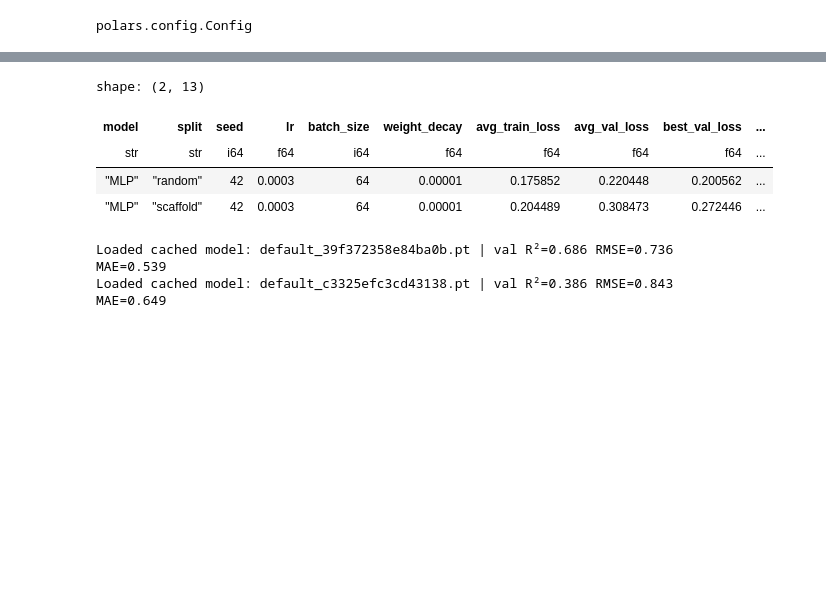
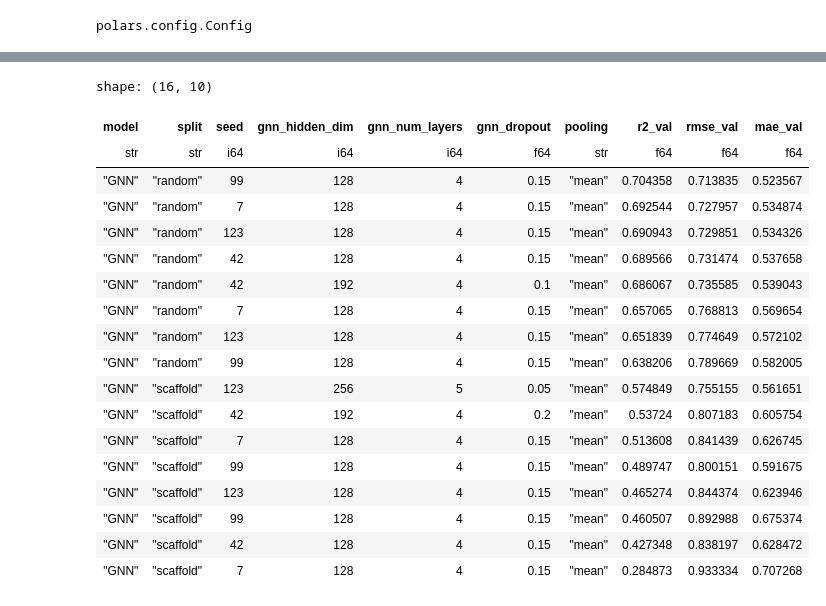
Before and after one commit to Sharens/ml_chembl, a Jupyter notebook: notebooks/learning.ipynb, the cells around one changed output, grey strips where cells are left out. Saved outputs shown, nothing was run; the diff lists cells and outputs as text; code cells hidden in the pictures; blank space fills up the shorter version.

```diff
--- a/notebooks/learning.ipynb
+++ b/notebooks/learning.ipynb
@@ -55,37 +263,30 @@ Loaded cached model: default_e7f7c0a0effd139b.pt | val R²=0.440 RMSE=0.830 MAE=
 # %%
-SUMMARY_COLS = ["model", "split", "seed", "lr", "batch_size", "weight_decay",
-                "avg_train_loss", "avg_val_loss", "best_val_loss", "r2_val", "rmse_val", "mae_val", "from_cache"]
-
 if results_table:
-    df_mlp = pl.DataFrame(results_table).filter(pl.col("model") == "MLP")
-    cols = [c for c in SUMMARY_COLS if c in df_mlp.columns]
-    display(df_mlp.select(cols).sort("r2_val", descending=True))
-else:
-    print("Brak wynikow. Uruchom najpierw komorke treningowa MLP.")
+    df_gnn = pl.DataFrame(results_table).filter(pl.col('model') == 'GNN')
+    if len(df_gnn) > 0:
+        gnn_cols = ["model", "split", "seed", "gnn_hidden_dim", "gnn_num_layers",
+                    "gnn_dropout", "pooling", "r2_val", "rmse_val", "mae_val"]
+        cols = [c for c in gnn_cols if c in df_gnn.columns]
+        display(df_gnn.select(cols).sort("r2_val", descending=True))
+    else:
+        print("Brak wynikow GNN w cache.")
 # %% [output]
-shape: (2, 13)
+shape: (16, 10)
-| model | split | seed | lr | batch_size | weight_decay | avg_train_loss | avg_val_loss | best_val_loss | ... |
-| str | str | i64 | f64 | i64 | f64 | f64 | f64 | f64 | ... |
-| "MLP" | "random" | 42 | 0.0003 | 64 | 0.00001 | 0.175852 | 0.220448 | 0.200562 | ... |
-| "MLP" | "scaffold" | 42 | 0.0003 | 64 | 0.00001 | 0.204489 | 0.308473 | 0.272446 | ... |
+| model | split | seed | gnn_hidden_dim | gnn_num_layers | gnn_dropout | pooling | r2_val | rmse_val | mae_val |
+| str | str | i64 | i64 | i64 | f64 | str | f64 | f64 | f64 |
+| "GNN" | "random" | 99 | 128 | 4 | 0.15 | "mean" | 0.704358 | 0.713835 | 0.523567 |
+| "GNN" | "random" | 7 | 128 | 4 | 0.15 | "mean" | 0.692544 | 0.727957 | 0.534874 |
+| "GNN" | "random" | 123 | 128 | 4 | 0.15 | "mean" | 0.690943 | 0.729851 | 0.534326 |
+| "GNN" | "random" | 42 | 128 | 4 | 0.15 | "mean" | 0.689566 | 0.731474 | 0.537658 |
+| "GNN" | "random" | 42 | 192 | 4 | 0.1 | "mean" | 0.686067 | 0.735585 | 0.539043 |
+| "GNN" | "random" | 7 | 128 | 4 | 0.15 | "mean" | 0.657065 | 0.768813 | 0.569654 |
+| "GNN" | "random" | 123 | 128 | 4 | 0.15 | "mean" | 0.651839 | 0.774649 | 0.572102 |
+| "GNN" | "random" | 99 | 128 | 4 | 0.15 | "mean" | 0.638206 | 0.789669 | 0.582005 |
+| "GNN" | "scaffold" | 123 | 256 | 5 | 0.05 | "mean" | 0.574849 | 0.755155 | 0.561651 |
+| "GNN" | "scaffold" | 42 | 192 | 4 | 0.2 | "mean" | 0.53724 | 0.807183 | 0.605754 |
+| "GNN" | "scaffold" | 7 | 128 | 4 | 0.15 | "mean" | 0.513608 | 0.841439 | 0.626745 |
+| "GNN" | "scaffold" | 99 | 128 | 4 | 0.15 | "mean" | 0.489747 | 0.800151 | 0.591675 |
+| "GNN" | "scaffold" | 123 | 128 | 4 | 0.15 | "mean" | 0.465274 | 0.844374 | 0.623946 |
+| "GNN" | "scaffold" | 99 | 128 | 4 | 0.15 | "mean" | 0.460507 | 0.892988 | 0.675374 |
+| "GNN" | "scaffold" | 42 | 128 | 4 | 0.15 | "mean" | 0.427348 | 0.838197 | 0.628472 |
+| "GNN" | "scaffold" | 7 | 128 | 4 | 0.15 | "mean" | 0.284873 | 0.933334 | 0.707268 |
-# %%
-BEST_GNN_CONFIGS = {
-    "scaffold": {"lr": 3e-4, "weight_decay": 1e-5, "pooling": "mean",
-                 "gnn_hidden_dim": 192, "gnn_num_layers": 4, "gnn_dropout": 0.10},
-    "random":   {"lr": 3e-4, "weight_decay": 1e-5, "pooling": "mean",
-                 "gnn_hidden_dim": 192, "gnn_num_layers": 4, "gnn_dropout": 0.10},
-}
-
-GNN_SPECS = []
-for split_type, cfg in BEST_GNN_CONFIGS.items():
-    spec = {"model_type": "GNN", "split_type": split_type, "df_fp": df_clean,
-            "epochs": 200, "batch_size": 64, "seed": 42,
-            "log_mlflow": True, "evaluate_test": False,
-            "early_stopping_patience": 12, "min_delta": 1e-4,
-            "prefer_cuda": True, **cfg}
-    GNN_SPECS.append(spec)
-
-gnn_results = run_parallel_trainings(GNN_SPECS, max_workers=2)
-# %% [output]
-Loaded cached model: default_39f372358e84ba0b.pt | val R²=0.686 RMSE=0.736 MAE=0.539
-Loaded cached model: default_c3325efc3cd43138.pt | val R²=0.386 RMSE=0.843 MAE=0.649
```
Also changed, not shown: parts of 30 cells of this notebook, 6 other files.
